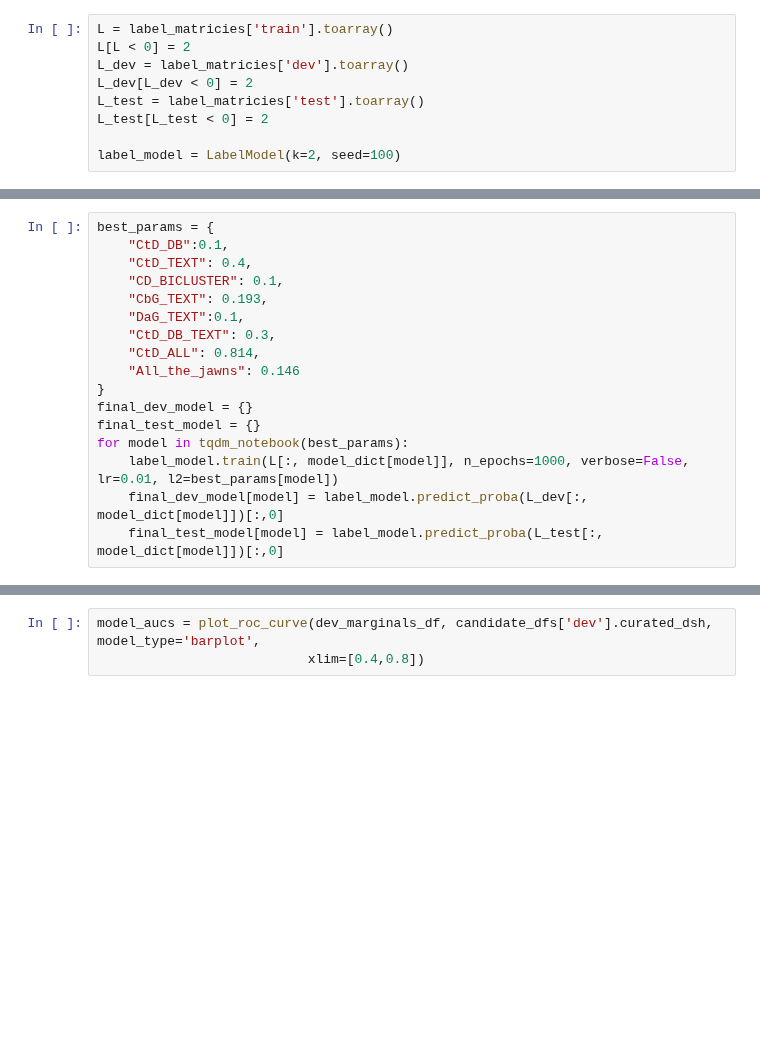
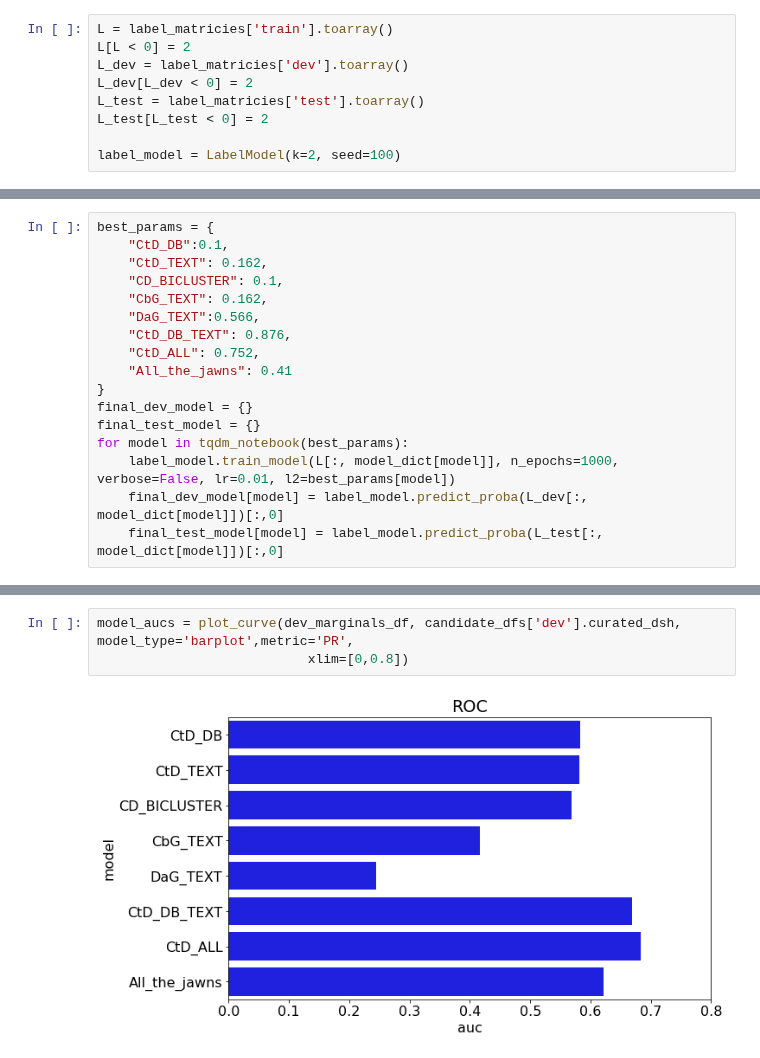
Before and after one commit to greenelab/snorkeling, a Jupyter notebook: compound_disease/compound_treats_disease/transfer_learning_experiment/transfer_learning.ipynb, the cells around one changed output, grey strips where cells are left out. Saved outputs shown, nothing was run; the diff lists cells and outputs as text; blank space fills up the shorter version.

```diff
--- a/compound_disease/compound_treats_disease/transfer_learning_experiment/transfer_learning.ipynb
+++ b/compound_disease/compound_treats_disease/transfer_learning_experiment/transfer_learning.ipynb
@@ -148,17 +191,17 @@ for model in grid_results:
 # %%
 best_params = {
     "CtD_DB":0.1,
-    "CtD_TEXT": 0.4,
+    "CtD_TEXT": 0.162,
     "CD_BICLUSTER": 0.1,
-    "CbG_TEXT": 0.193,
-    "DaG_TEXT":0.1,
-    "CtD_DB_TEXT": 0.3,
-    "CtD_ALL": 0.814,
-    "All_the_jawns": 0.146
+    "CbG_TEXT": 0.162,
+    "DaG_TEXT":0.566,
+    "CtD_DB_TEXT": 0.876,
+    "CtD_ALL": 0.752,
+    "All_the_jawns": 0.41
 }
 final_dev_model = {}
 final_test_model = {}
 for model in tqdm_notebook(best_params):
-    label_model.train(L[:, model_dict[model]], n_epochs=1000, verbose=False, lr=0.01, l2=best_params[model])
+    label_model.train_model(L[:, model_dict[model]], n_epochs=1000, verbose=False, lr=0.01, l2=best_params[model])
     final_dev_model[model] = label_model.predict_proba(L_dev[:, model_dict[model]])[:,0]
     final_test_model[model] = label_model.predict_proba(L_test[:, model_dict[model]])[:,0]
@@ -171,5 +226,7 @@ test_marginals_df.head(2)
 # %%
-model_aucs = plot_roc_curve(dev_marginals_df, candidate_dfs['dev'].curated_dsh, model_type='barplot',
-                           xlim=[0.4,0.8])
+model_aucs = plot_curve(dev_marginals_df, candidate_dfs['dev'].curated_dsh, model_type='barplot',metric='PR',
+                           xlim=[0,0.8])
+# %% [output]
+[figure, added]
 # %%
 get_auc_significant_stats(candidate_dfs['dev'], model_aucs)
```
Also changed, not shown: parts of 19 cells of this notebook, 2 other files.
